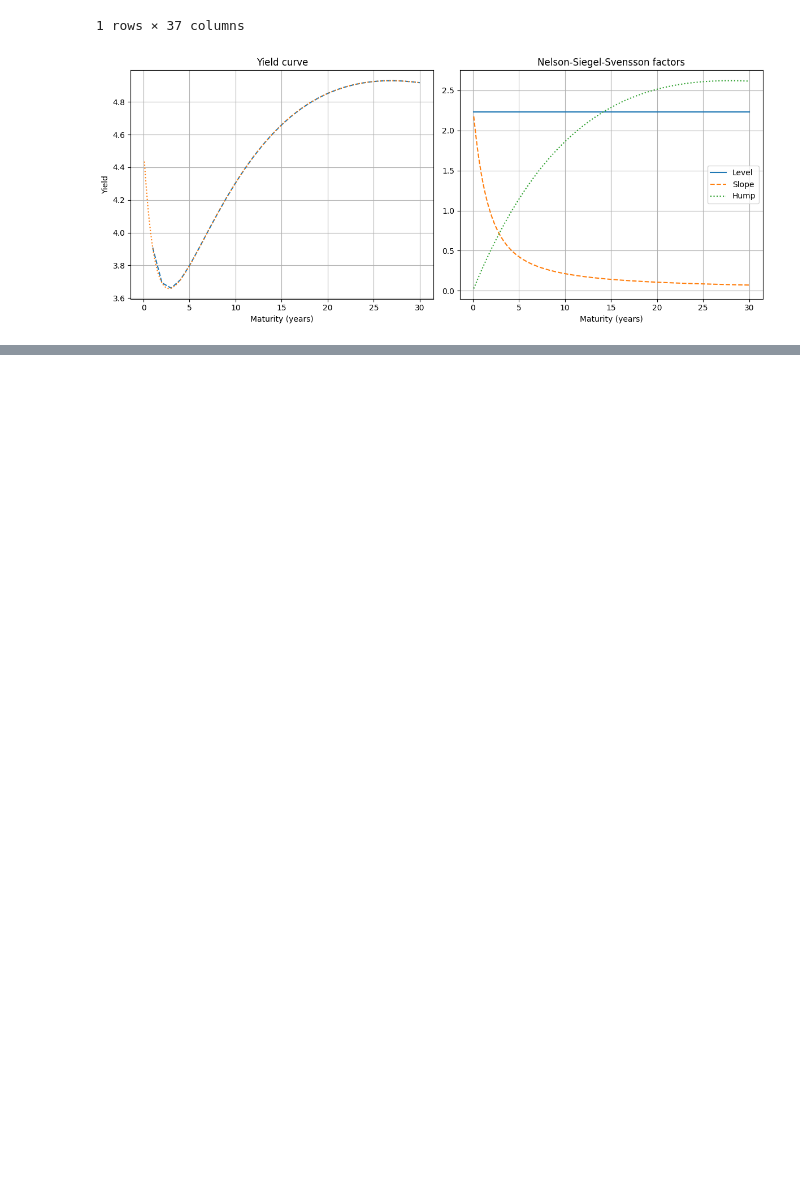
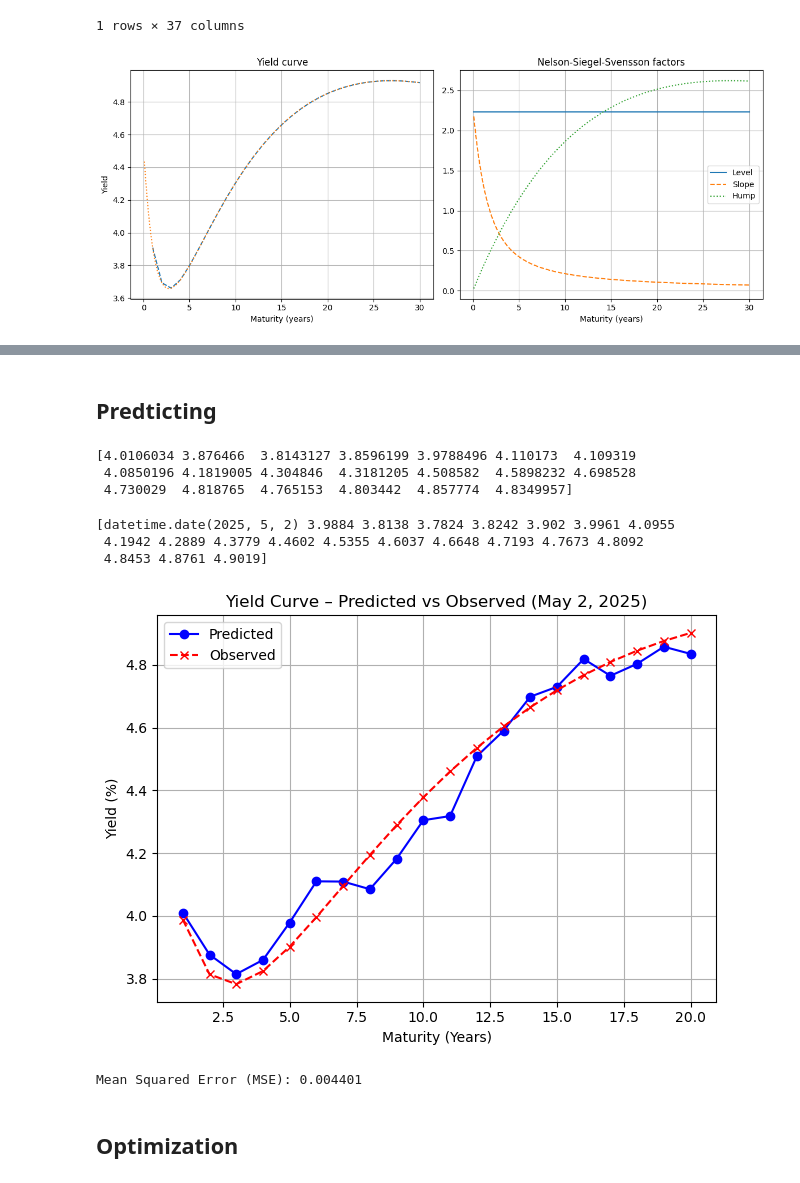
Before and after one commit to carlamcnair/Final-Project-AppML, a Jupyter notebook: notes_nathalie.ipynb, the cells around one changed output, grey strips where cells are left out. Drawn from its saved outputs; the diff is of its cells as text; code cells hidden in the pictures; blank space fills up the shorter version.

```diff
--- a/notes_nathalie.ipynb
+++ b/notes_nathalie.ipynb
@@ -190,0 +459,2 @@ plt.show()
+# %% [markdown]
+## Predticting
@@ -190,0 +499,61 @@ plt.show()
+# %%
+# Get the last `lookback` days to form input for next day prediction
+x_next = yields_only[-5:].flatten().reshape(1, -1)
+
+# Predict with all 20 models
+next_day_pred = np.column_stack([model.predict(x_next) for model in models])[0]
+# %%
+print(next_day_pred)
+# %% [output]
+[4.0106034 3.876466  3.8143127 3.8596199 3.9788496 4.110173  4.109319
+ 4.0850196 4.1819005 4.304846  4.3181205 4.508582  4.5898232 4.698528
+ 4.730029  4.818765  4.765153  4.803442  4.857774  4.8349957]
+# %%
+from datetime import date
+
+# Filtrér først, så vælg kolonner, så print
+row = data1[data1['Date'] == date(2025, 5, 2)][all_keep_cols]
+print(row.values.flatten())
+# %% [output]
+[datetime.date(2025, 5, 2) 3.9884 3.8138 3.7824 3.8242 3.902 3.9961 4.0955
+ 4.1942 4.2889 4.3779 4.4602 4.5355 4.6037 4.6648 4.7193 4.7673 4.8092
+ 4.8453 4.8761 4.9019]
+# %%
+import matplotlib.pyplot as plt
+from datetime import date
+
+# Dato og kolonner til at plotte
+maturities = range(1, 21)
+
+# Antag next_day_pred er en liste eller array med 20 predicted værdier
+plt.plot(maturities, next_day_pred, marker='o', label='Predicted', color='blue')
+
+# Hent observerede værdier korrekt
+observed_row = data1[data1['Date'] == date(2025, 5, 2)]
+if not observed_row.empty:
+    observed_yields = observed_row[all_keep_cols[1:]].iloc[0].to_numpy()
+    plt.plot(maturities, observed_yields, marker='x', linestyle='--', label='Observed', color='red')
+else:
+    print("No observed data for May 2, 2025")
+
+plt.title("Yield Curve – Predicted vs Observed (May 2, 2025)")
+plt.xlabel("Maturity (Years)")
+plt.ylabel("Yield (%)")
+plt.grid(True)
+plt.legend()
+plt.tight_layout()
+plt.show()
+# %% [output]
+[figure, added]
+# %%
+from sklearn.metrics import mean_squared_error
+
+if observed_yields is not None:
+    mse = mean_squared_error(observed_yields, next_day_pred)
+    print(f"Mean Squared Error (MSE): {mse:.6f}")
+else:
+    print("Observed data not available for May 2, 2025, so MSE can't be calculated.")
+# %% [output]
+Mean Squared Error (MSE): 0.004401
+# %% [markdown]
+## Optimization
```
Also changed, not shown: parts of 31 cells of this notebook.
